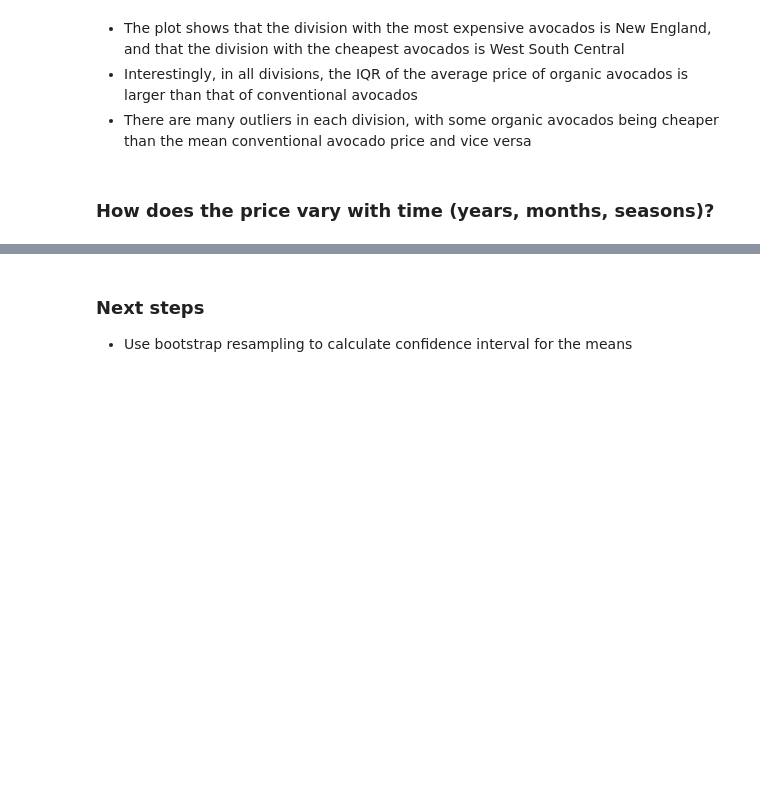
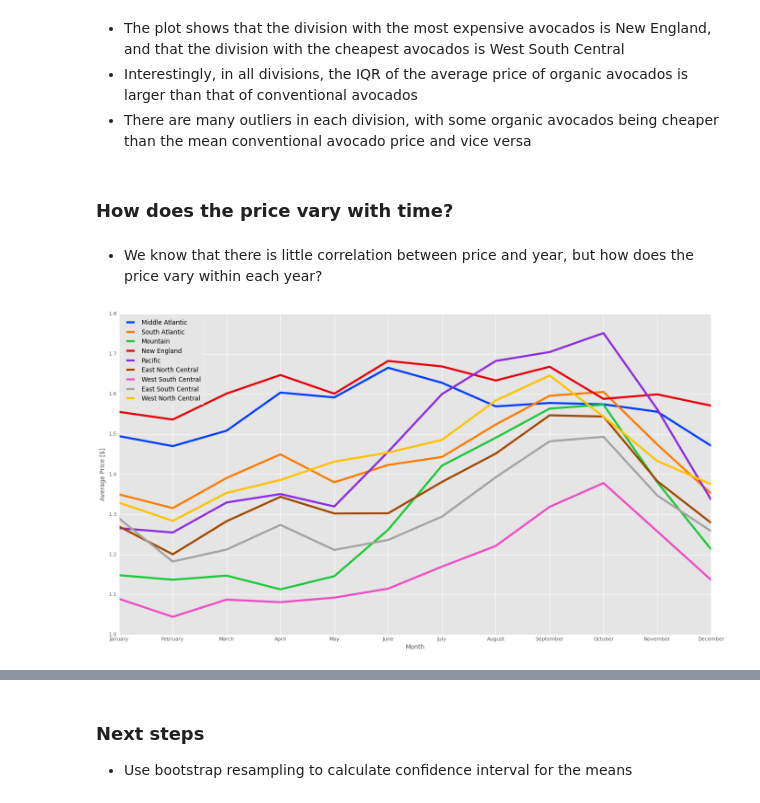
Before and after one commit to dannycmd/avocados, a Jupyter notebook: avocados.ipynb, the cells around one changed output, grey strips where cells are left out. Cells and saved outputs as stored; diff of their text form; code cells hidden in the pictures; blank space fills up the shorter version.

```diff
--- a/avocados.ipynb
+++ b/avocados.ipynb
@@ -313,11 +335,11 @@ divisions = {
 }
 # %%
-# Create a new column which indicates with division each observation is from
+# Create a new column that indicates which division each observation is from
 def division_column(x):
     for division in divisions.items():
         if x in division[1]:
             return division[0]
 
-avocados.division = avocados.region.apply(lambda x: division_column(x))
+avocados["division"] = avocados.region.apply(lambda x: division_column(x))
 # %%
 # Create box plots of "AveragePrice", grouped by division and then further split into different types of avocado
@@ -333,4 +355,33 @@ plt.show()
 + Interestingly, in all divisions, the IQR of the average price of organic avocados is larger than that of conventional avocados
 + There are many outliers in each division, with some organic avocados being cheaper than the mean conventional avocado price and vice versa
 # %% [markdown]
-### How does the price vary with time (years, months, seasons)?
+### How does the price vary with time?
+# %% [markdown]
++ We know that there is little correlation between price and year, but how does the price vary within each year?
+# %%
+# Create month column
+avocados["month"] = avocados["Date"].dt.month
+# %%
+# Plot the mean avocado price for each division, grouped by month
+from calendar import month_name
+
+fig, ax = plt.subplots()
+ax.set_prop_cycle(color=sns.color_palette("bright", 9))
+fig.set_size_inches(18.5, 10.5)
+months = range(1, 13)
+
+for division in avocados.division.unique():
+    # Some observations have a 'division' value of None
+    if division != None:
+        average_monthly_prices = avocados[avocados["division"] == division].groupby("month")["AveragePrice"].mean()
+        ax.plot(months, average_monthly_prices, label=division)
+
+ax.set_xlabel("Month")
+ax.set_xticks(months)
+ax.set_xticklabels(month_name[1:])  # Use month names as x tick labels
+ax.set_ylabel("Average Price [$]")
+ax.set_xlim([1, 12])
+plt.legend(loc="upper left")
+plt.show()
+# %% [output]
+[figure, added]
```
Also changed, not shown: parts of 17 cells of this notebook.
